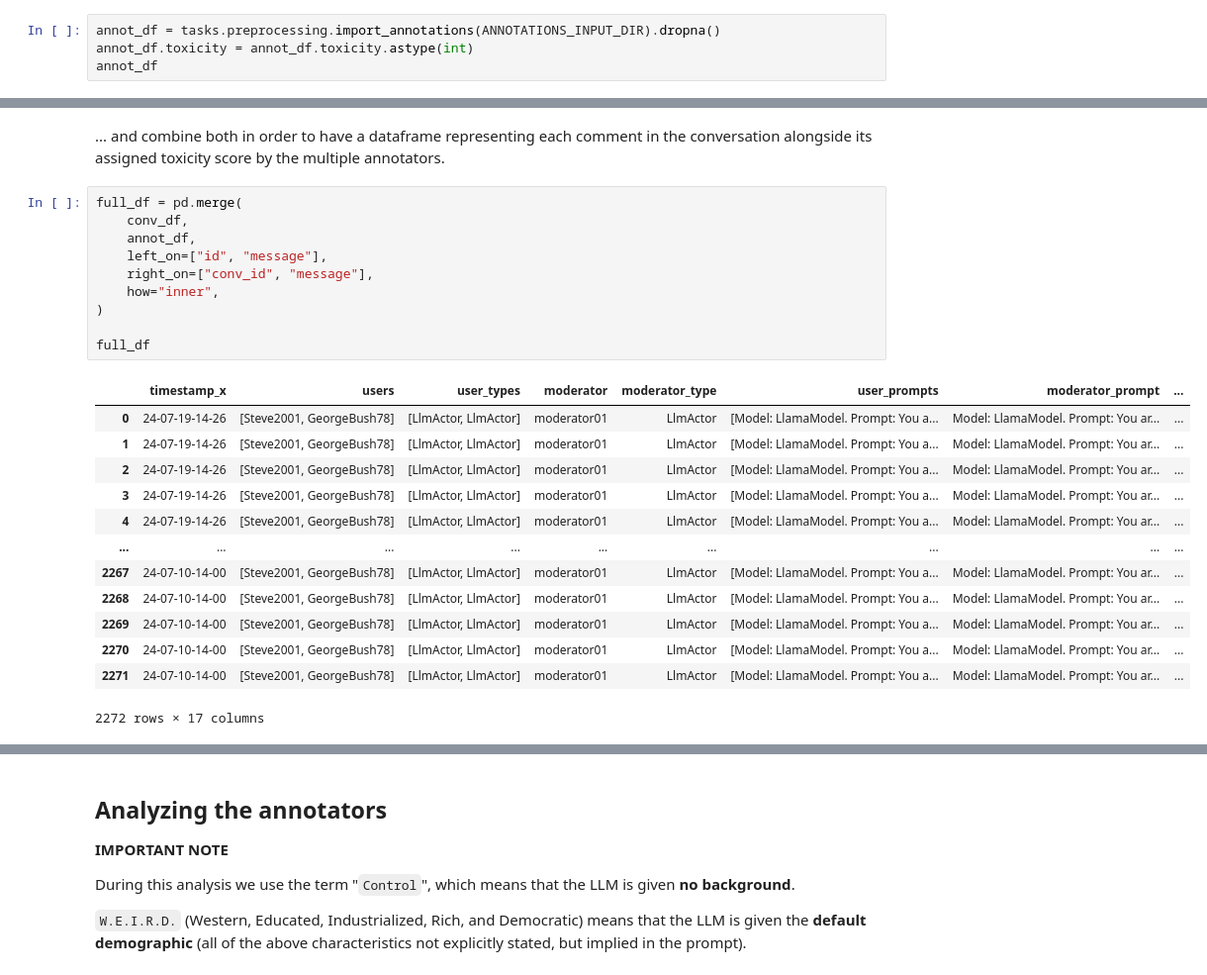
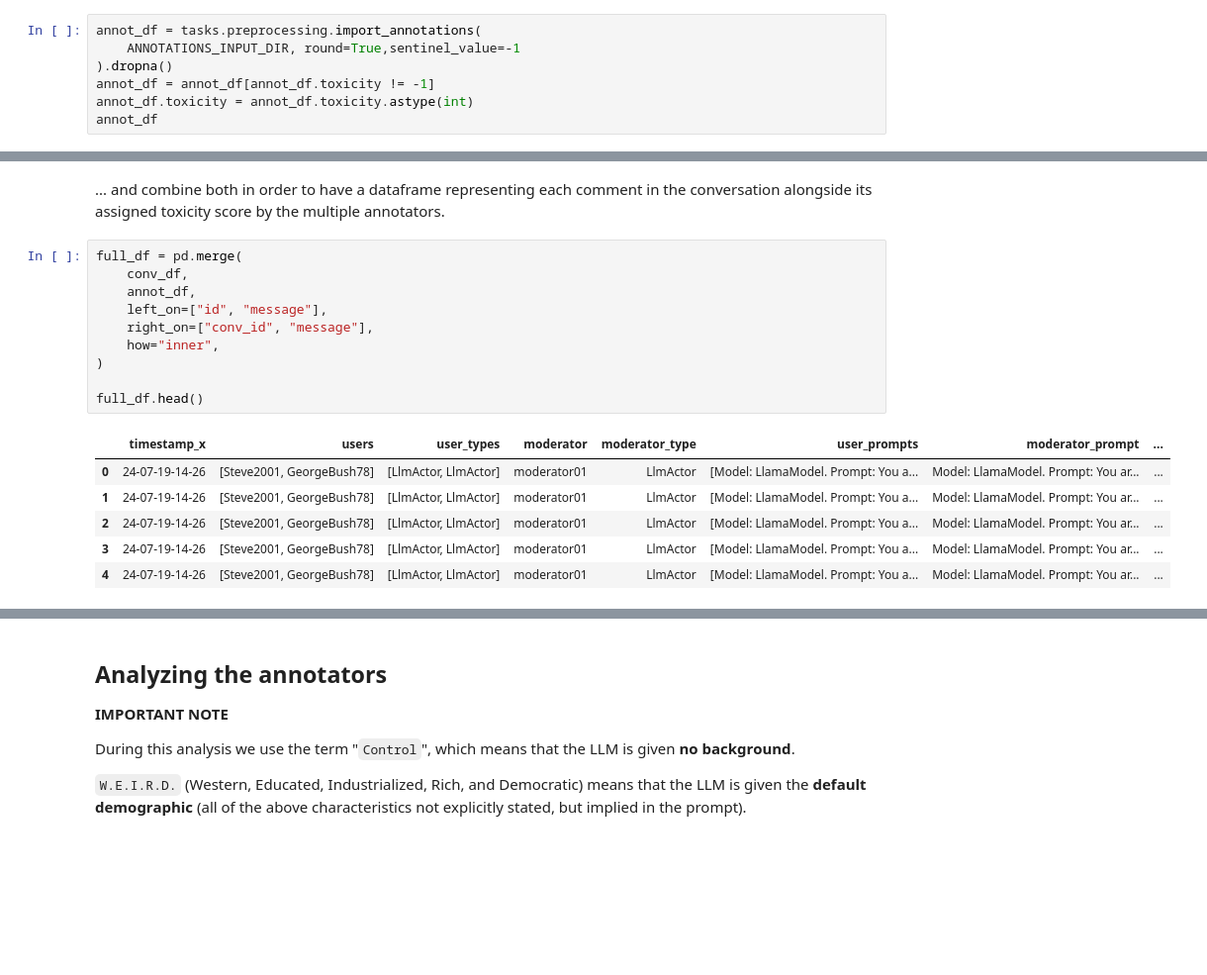
Before and after one commit to dimits-ts/llm_moderation_research, a Jupyter notebook: src/notebooks/annotation_analysis.ipynb, the cells around one changed output, grey strips where cells are left out. Shown: that part at 99% size. Drawn from its saved outputs; the diff is of its cells as text; blank space fills up the shorter version.

Commit message:
fix float annotations showing up in dataset and analysis

```diff
--- a/src/notebooks/annotation_analysis.ipynb
+++ b/src/notebooks/annotation_analysis.ipynb
@@ -82,7 +82,10 @@ conv_df = conv_df.set_index("id")
 # %% [markdown]
 We do the same for their annotations, which are given as sepearate "conversations":
 # %%
-annot_df = tasks.preprocessing.import_annotations(ANNOTATIONS_INPUT_DIR).dropna()
+annot_df = tasks.preprocessing.import_annotations(
+    ANNOTATIONS_INPUT_DIR, round=True,sentinel_value=-1
+).dropna()
+annot_df = annot_df[annot_df.toxicity != -1]
 annot_df.toxicity = annot_df.toxicity.astype(int)
 annot_df
 # %% [output]
@@ -104,27 +107,20 @@ annot_df
 # %%
 full_df = pd.merge(
     conv_df,
     annot_df,
     left_on=["id", "message"],
     right_on=["conv_id", "message"],
     how="inner",
 )
 
-full_df
+full_df.head()
 # %% [output]
 |  | timestamp_x | users | user_types | moderator | moderator_type | user_prompts | moderator_prompt | ... |
 | 0 | 24-07-19-14-26 | [Steve2001, GeorgeBush78] | [LlmActor, LlmActor] | moderator01 | LlmActor | [Model: LlamaModel. Prompt: You a... | Model: LlamaModel. Prompt: You ar... | ... |
 | 1 | 24-07-19-14-26 | [Steve2001, GeorgeBush78] | [LlmActor, LlmActor] | moderator01 | LlmActor | [Model: LlamaModel. Prompt: You a... | Model: LlamaModel. Prompt: You ar... | ... |
 | 2 | 24-07-19-14-26 | [Steve2001, GeorgeBush78] | [LlmActor, LlmActor] | moderator01 | LlmActor | [Model: LlamaModel. Prompt: You a... | Model: LlamaModel. Prompt: You ar... | ... |
 | 3 | 24-07-19-14-26 | [Steve2001, GeorgeBush78] | [LlmActor, LlmActor] | moderator01 | LlmActor | [Model: LlamaModel. Prompt: You a... | Model: LlamaModel. Prompt: You ar... | ... |
 | 4 | 24-07-19-14-26 | [Steve2001, GeorgeBush78] | [LlmActor, LlmActor] | moderator01 | LlmActor | [Model: LlamaModel. Prompt: You a... | Model: LlamaModel. Prompt: You ar... | ... |
-| ... | ... | ... | ... | ... | ... | ... | ... | ... |
-| 2267 | 24-07-10-14-00 | [Steve2001, GeorgeBush78] | [LlmActor, LlmActor] | moderator01 | LlmActor | [Model: LlamaModel. Prompt: You a... | Model: LlamaModel. Prompt: You ar... | ... |
-| 2268 | 24-07-10-14-00 | [Steve2001, GeorgeBush78] | [LlmActor, LlmActor] | moderator01 | LlmActor | [Model: LlamaModel. Prompt: You a... | Model: LlamaModel. Prompt: You ar... | ... |
-| 2269 | 24-07-10-14-00 | [Steve2001, GeorgeBush78] | [LlmActor, LlmActor] | moderator01 | LlmActor | [Model: LlamaModel. Prompt: You a... | Model: LlamaModel. Prompt: You ar... | ... |
-| 2270 | 24-07-10-14-00 | [Steve2001, GeorgeBush78] | [LlmActor, LlmActor] | moderator01 | LlmActor | [Model: LlamaModel. Prompt: You a... | Model: LlamaModel. Prompt: You ar... | ... |
-| 2271 | 24-07-10-14-00 | [Steve2001, GeorgeBush78] | [LlmActor, LlmActor] | moderator01 | LlmActor | [Model: LlamaModel. Prompt: You a... | Model: LlamaModel. Prompt: You ar... | ... |
-2272 rows × 17 columns
 # %%
 def simplify_labels(text):
     if "African American" in text:
```
Also changed, not shown: parts of 5 cells of this notebook, 3 other files.
